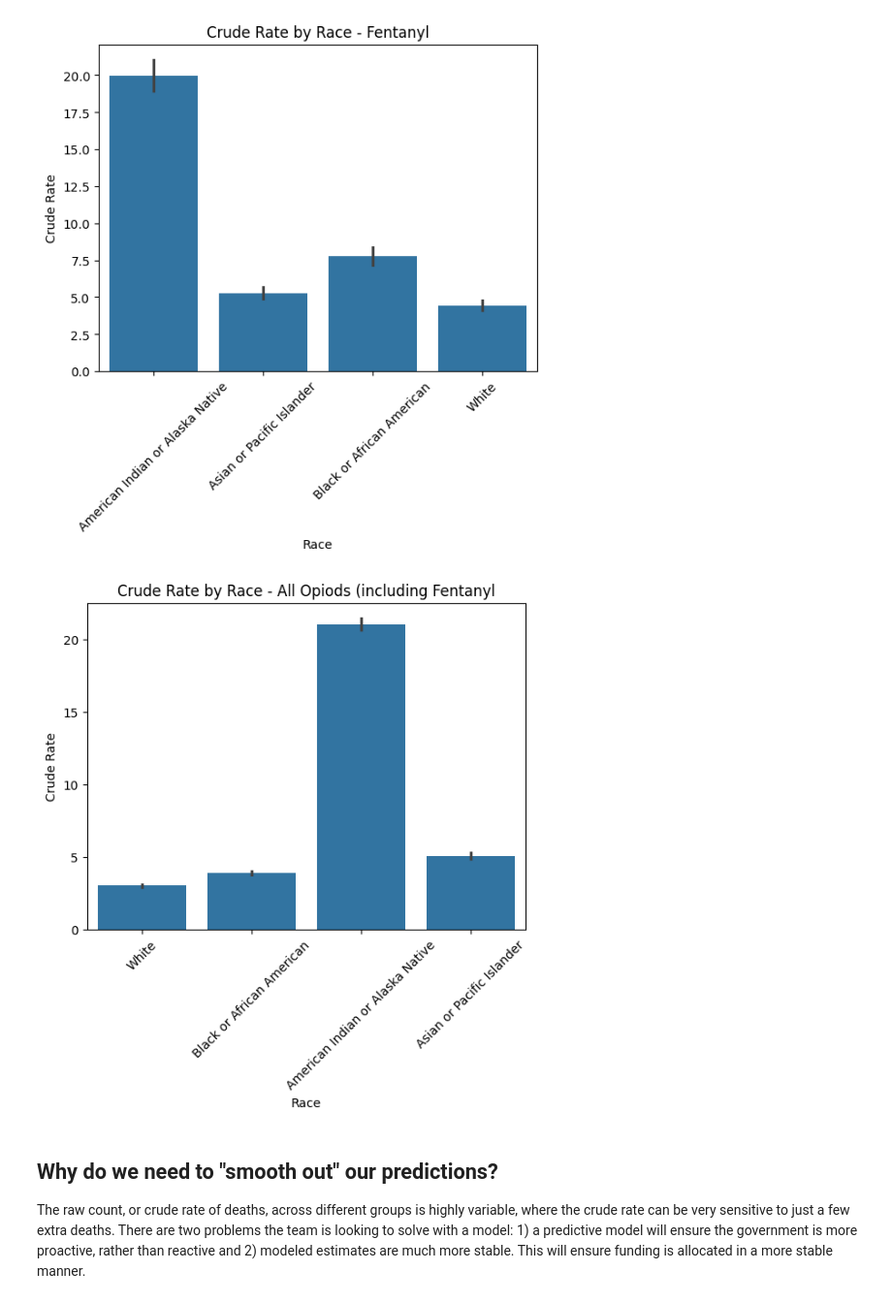
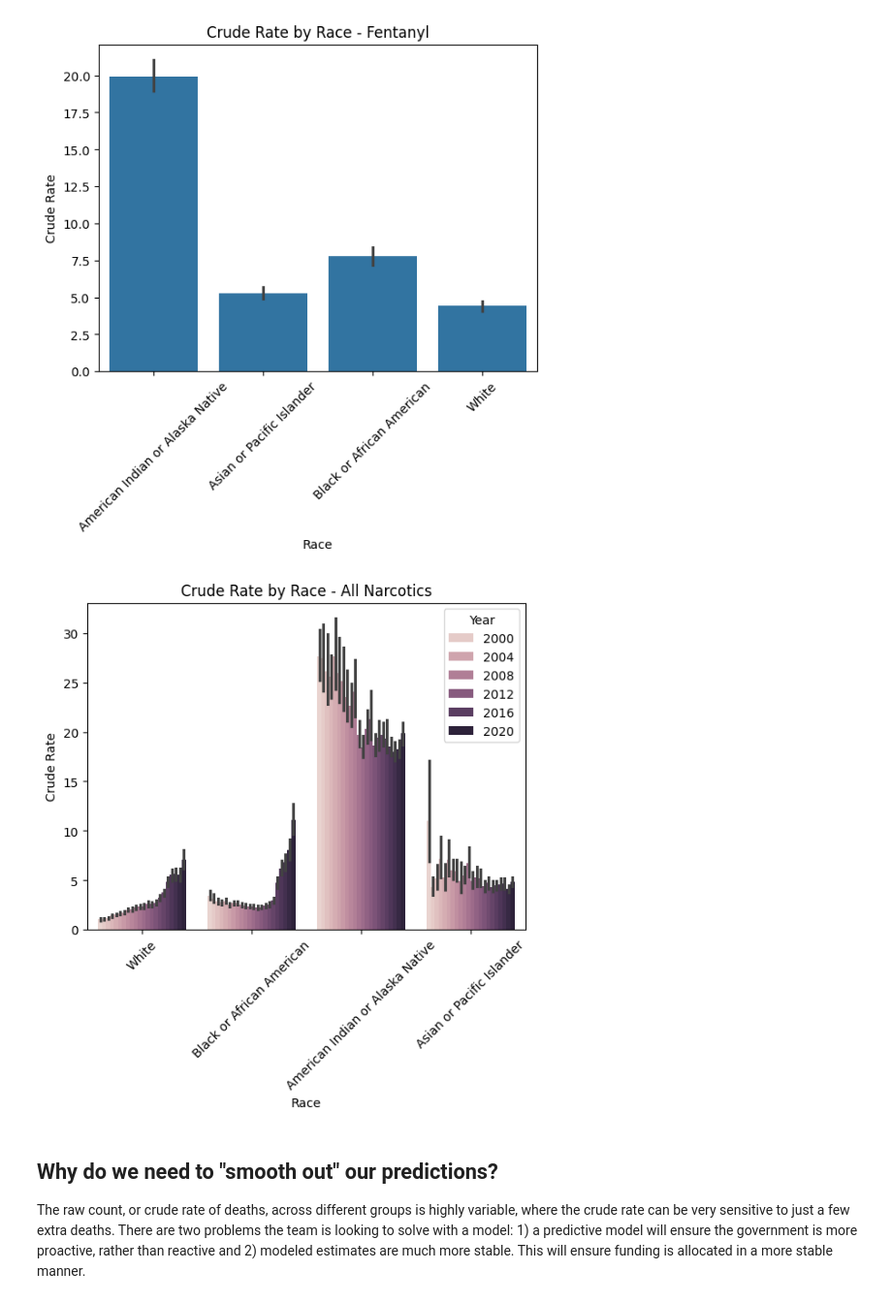
Before and after one commit to jmsarabia/fentanyl_eda, a Jupyter notebook: wonder/Wonder_EDA_Findings.ipynb, the cells around one changed output. Shown at 97% size. Drawn from its saved outputs; the diff is of its cells as text; code cells hidden in the pictures.

Commit message:
adding year to charts

```diff
--- a/wonder/Wonder_EDA_Findings.ipynb
+++ b/wonder/Wonder_EDA_Findings.ipynb
@@ -68,7 +68,7 @@ fentanyl = cleaned[cleaned['Multiple Cause of death'] == 'Other synthetic narcot
 # %% [markdown]
 ### Crude Rate by Race
 # %%
-race_plot = sns.barplot(data=fentanyl, x='Race', y='Crude Rate')
+race_plot = sns.barplot(data=fentanyl, x='Race', y='Crude Rate',)
 
 for item in race_plot.get_xticklabels():
     item.set_rotation(45)
@@ -81,18 +81,18 @@ plt.savefig(f"{title}.svg", format='svg', bbox_inches="tight")
 # %% [output]
 [figure]
 # %%
-race_plot = sns.barplot(data=cleaned, x='Race', y='Crude Rate')
+race_plot = sns.barplot(data=cleaned, x='Race', y='Crude Rate', hue='Year')
 
 for item in race_plot.get_xticklabels():
     item.set_rotation(45)
-title = 'Crude Rate by Race - All Opiods (including Fentanyl'
+title = 'Crude Rate by Race - All Narcotics'
 
 race_plot.set(title=title)
 
 # save the plot as PNG file
 plt.savefig(f"{title}.svg", format='svg', bbox_inches="tight")
 # %% [output]
-[figure, old version]
+[figure, new version]
 # %% [markdown]
 ## Why do we need to "smooth out" our predictions?
 
```
Also changed, not shown: parts of 2 cells of this notebook, 6 other files.
